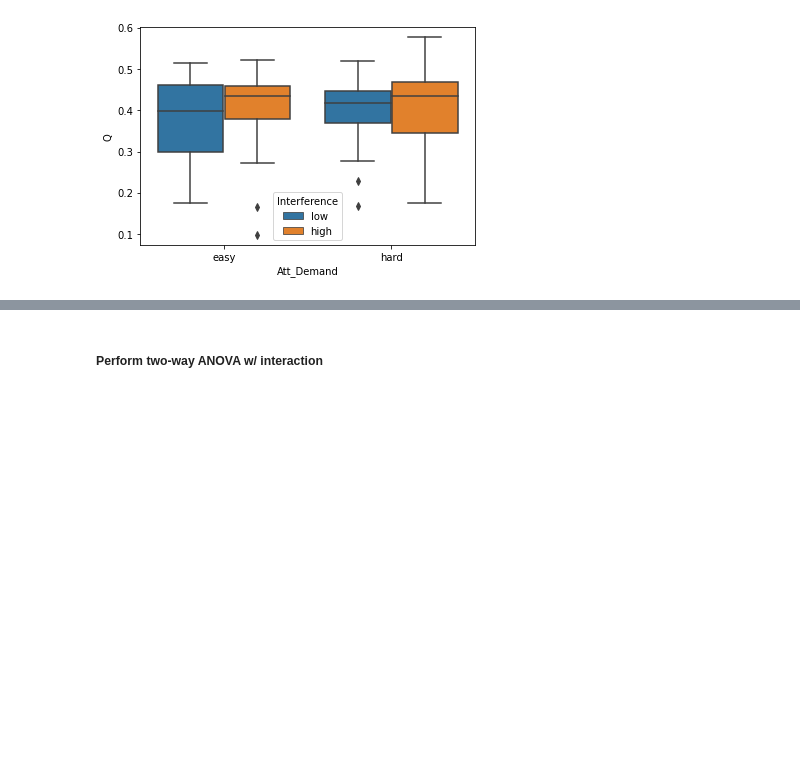
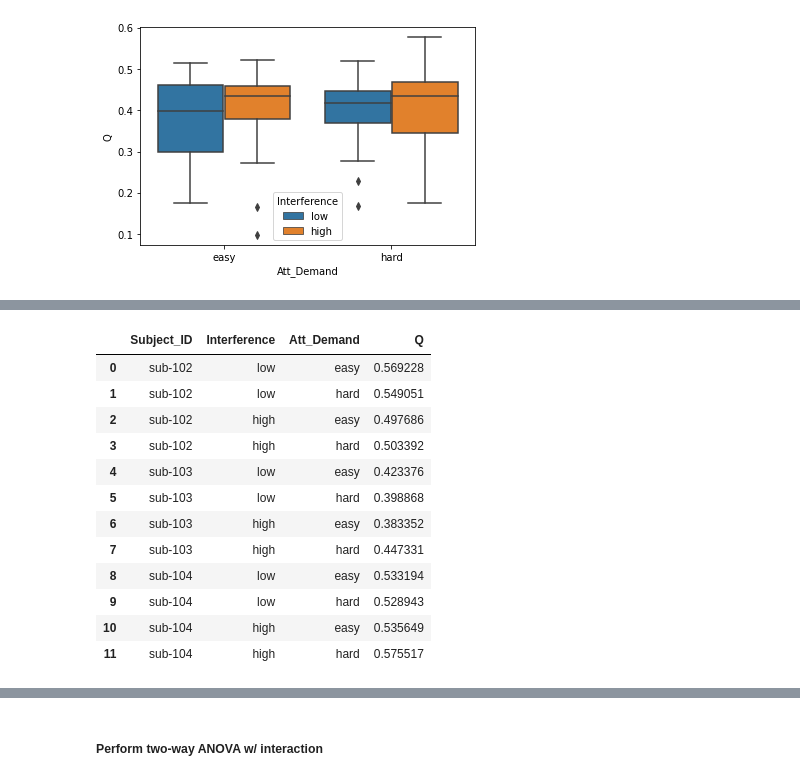
Before and after one commit to LuisA00/Summer_2021_fMRI, a Jupyter notebook: DistractWM_ANOVA _with_different_Qs.ipynb, the cells around one changed output, grey strips where cells are left out. Saved outputs shown, nothing was run; the diff lists cells and outputs as text; code cells hidden in the pictures; blank space fills up the shorter version.

```diff
--- a/DistractWM_ANOVA _with_different_Qs.ipynb
+++ b/DistractWM_ANOVA _with_different_Qs.ipynb
@@ -105,0 +137,85 @@ ax = sns.boxplot(x="Att_Demand", y="Q", hue="Interference",
+# %%
+
+def run_rm_anova(q_num):
+    # Paths to access files
+    home_dir = "DistractWM/"
+    c1_path = "/graph_metrics/q_cond1_space.npy"
+    c2_path = "/graph_metrics/q_cond2_space.npy"
+    c3_path = "/graph_metrics/q_cond3_space.npy"
+    c4_path = "/graph_metrics/q_cond4_space.npy"
+
+    # ...
+    idx = 31 #102-132, total 27 participants (missing 111, 113, 127 and 128)
+
+    # Creat psudo-empty dataframe
+    df = pd.DataFrame(columns=['Subject_ID', 'Interference', 'Att_Demand', 'Q'])
+
+    for x in range(idx):
+
+        name = 'sub-'
+        num = 102 + x
+
+        if(not((num == 111) or (num == 113) or (num == 127) or (num == 128))):
+
+            name = name + str(num)
+            full_path1 = home_dir + name + c1_path
+            full_path2 = home_dir + name + c2_path
+            full_path3 = home_dir + name + c3_path
+            full_path4 = home_dir + name + c4_path
+
+            # Loading data
+            c1 = np.load(full_path1)
+            c2 = np.load(full_path2)
+            c3 = np.load(full_path3)
+            c4 = np.load(full_path4)
+
+            c1 = c1[q_num]
+            c2 = c2[q_num]
+            c3 = c3[q_num]
+            c4 = c4[q_num]
+
+            # Interference labels
+            I1 = np.repeat(['low'], 1) #len(c1))
+            I2 = np.repeat(['low'], 1) #len(c2))
+            I3 = np.repeat(['high'], 1) #len(c3))
+            I4 = np.repeat(['high'], 1) #len(c4))
+
+            # Attentional Demand labels
+            AD1 = np.repeat(['easy'], 1)  #len(c1))
+            AD2 = np.repeat(['hard'], 1)  #len(c2))
+            AD3 = np.repeat(['easy'], 1)  #len(c3))
+            AD4 = np.repeat(['hard'], 1)  #len(c4))
+
+            # Subject_ID labels
+            SID = np.repeat([name], 1)
+
+            # Putting in dataframe format
+            new_c1 = pd.DataFrame(data={'Subject_ID': SID, 'Interference': I1, 'Att_Demand': AD1, 'Q': c1}, index=range(1))
+            new_c2 = pd.DataFrame(data={'Subject_ID': SID, 'Interference': I2, 'Att_Demand': AD2, 'Q': c2}, index=range(1))
+            new_c3 = pd.DataFrame(data={'Subject_ID': SID, 'Interference': I3, 'Att_Demand': AD3, 'Q': c3}, index=range(1))
+            new_c4 = pd.DataFrame(data={'Subject_ID': SID, 'Interference': I4, 'Att_Demand': AD4, 'Q': c4}, index=range(1))
+
+            # Appending data to df
+            df = df.append(new_c1, ignore_index = True)
+            df = df.append(new_c2, ignore_index = True)
+            df = df.append(new_c3, ignore_index = True)
+            df = df.append(new_c4, ignore_index = True)
+
+    return df
+
+df_q1 = run_rm_anova(0)
+df_q1.head(12)
+# %% [output]
+|  | Subject_ID | Interference | Att_Demand | Q |
+| 0 | sub-102 | low | easy | 0.569228 |
+| 1 | sub-102 | low | hard | 0.549051 |
+| 2 | sub-102 | high | easy | 0.497686 |
+| 3 | sub-102 | high | hard | 0.503392 |
+| 4 | sub-103 | low | easy | 0.423376 |
+| 5 | sub-103 | low | hard | 0.398868 |
+| 6 | sub-103 | high | easy | 0.383352 |
+| 7 | sub-103 | high | hard | 0.447331 |
+| 8 | sub-104 | low | easy | 0.533194 |
+| 9 | sub-104 | low | hard | 0.528943 |
+| 10 | sub-104 | high | easy | 0.535649 |
+| 11 | sub-104 | high | hard | 0.575517 |
```
Also changed, not shown: parts of 117 cells of this notebook, 3 other files.
